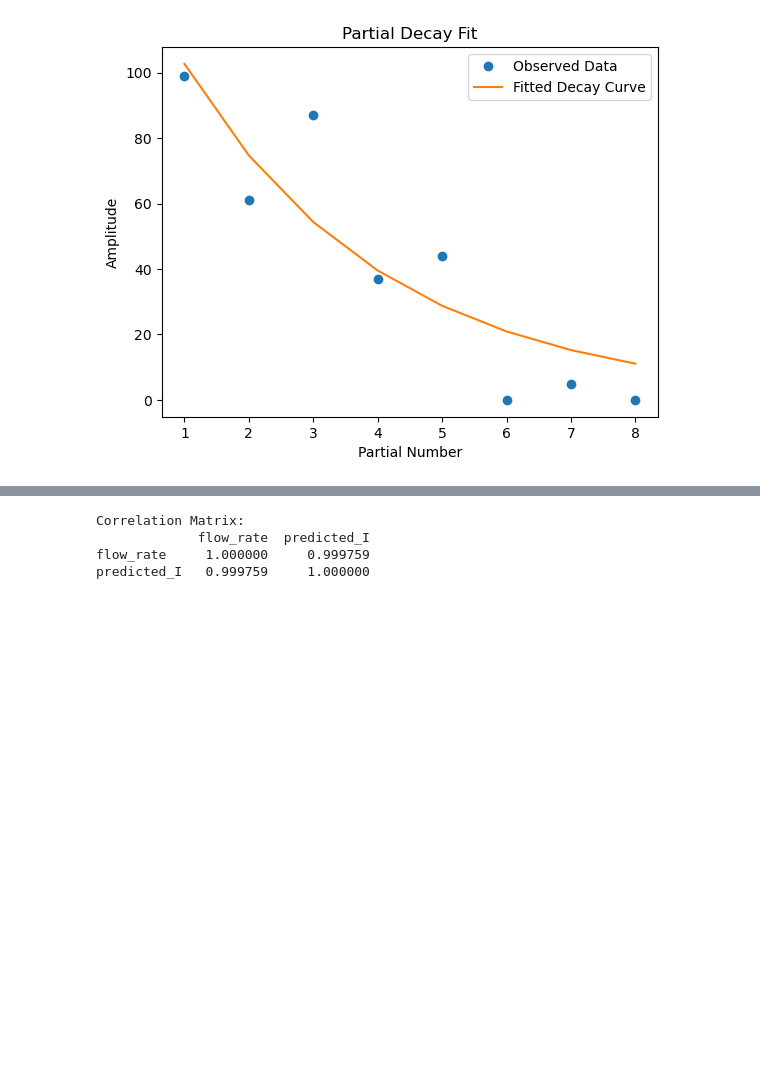
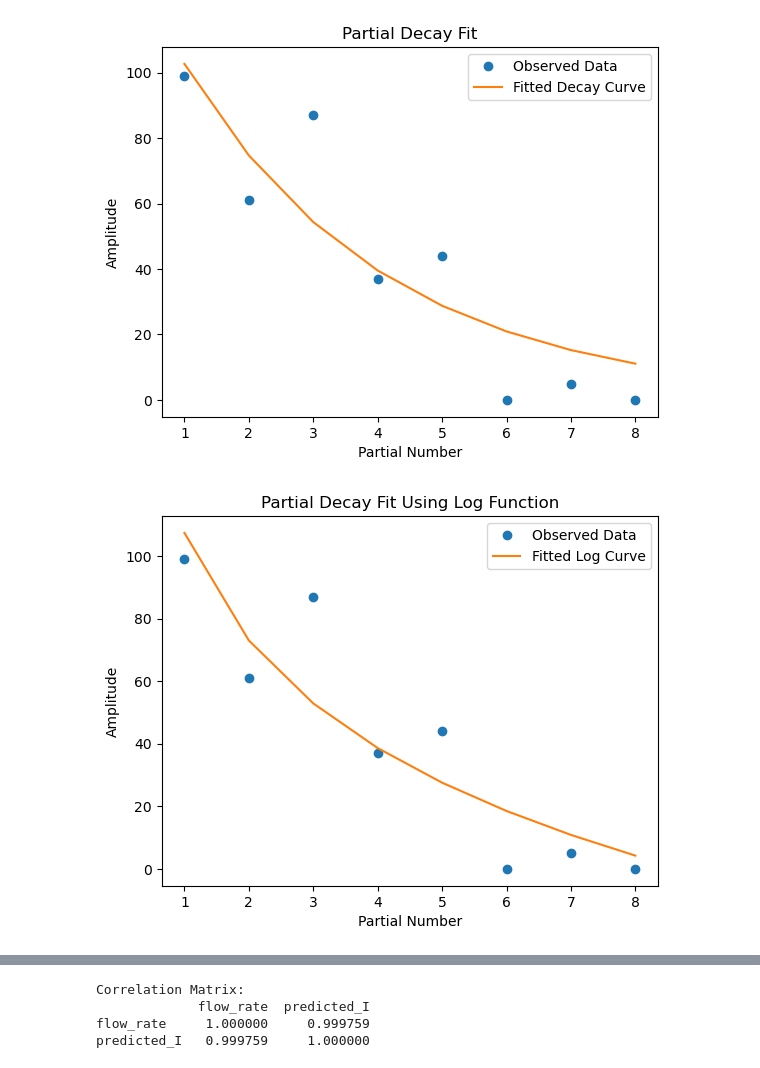
Before and after one commit to mcyanam/STAT409Project, a Jupyter notebook: jnp/pyCode.ipynb, the cells around one changed output, grey strips where cells are left out. Saved outputs shown, nothing was run; the diff lists cells and outputs as text; code cells hidden in the pictures; blank space fills up the shorter version.

```diff
--- a/jnp/pyCode.ipynb
+++ b/jnp/pyCode.ipynb
@@ -114,3 +114,25 @@ plt.legend()
 plt.show()
 # %% [output]
 [figure]
+# %%
+# Define a logarithmic decay function
+def log_decay_curve(x, a, b):
+    return a * np.log(x) + b
+
+# Example data
+x_data = np.arange(1, 9)  # Partial numbers
+y_data = partials[0]  # Example: Partial amplitudes for the first observation
+
+# Fit the curve using logarithmic function
+params, _ = curve_fit(log_decay_curve, x_data, y_data)
+
+# Plot the result
+plt.plot(x_data, y_data, 'o', label='Observed Data')
+plt.plot(x_data, log_decay_curve(x_data, *params), '-', label='Fitted Log Curve')
+plt.xlabel('Partial Number')
+plt.ylabel('Amplitude')
+plt.title('Partial Decay Fit Using Log Function')
+plt.legend()
+plt.show()
+# %% [output]
+[figure, added]
```
Also changed, not shown: parts of 10 cells of this notebook.
